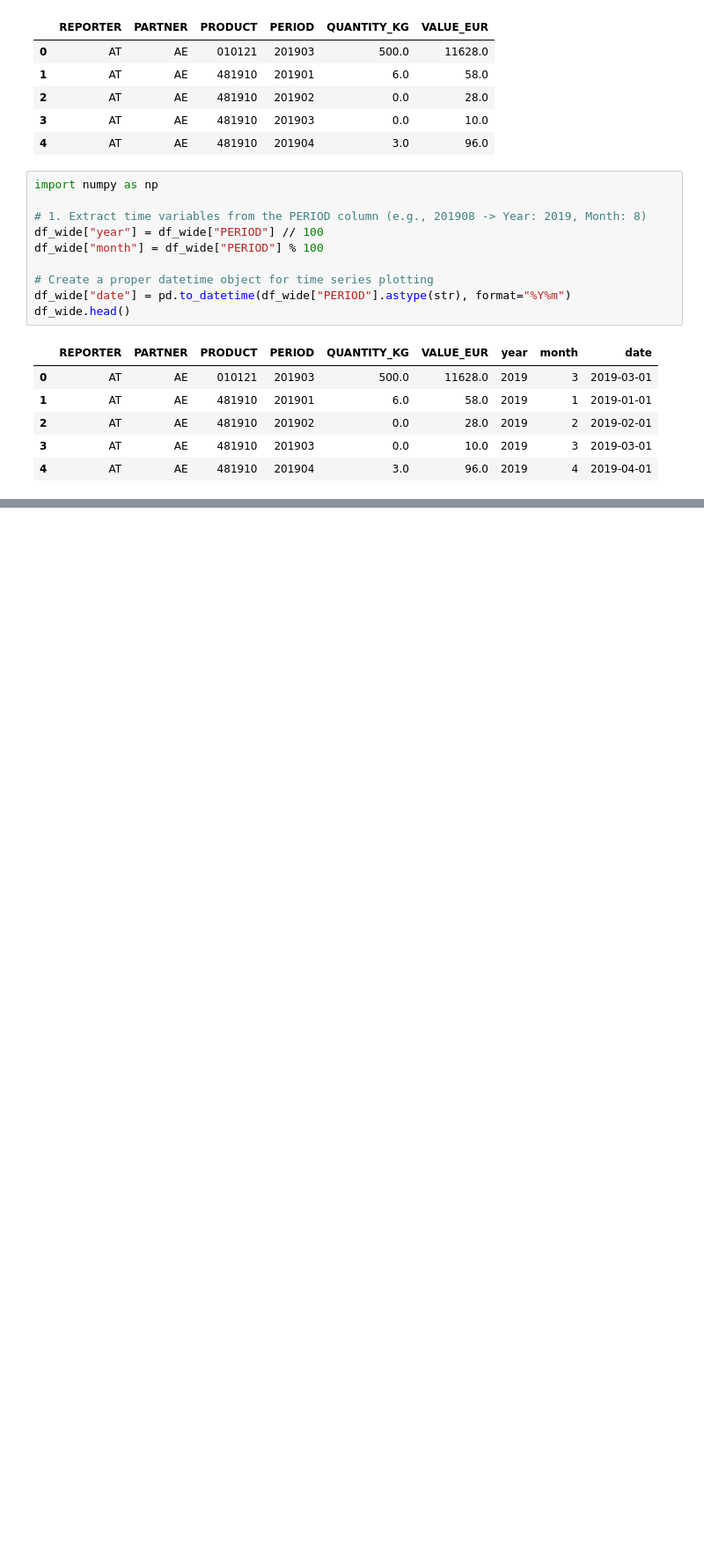
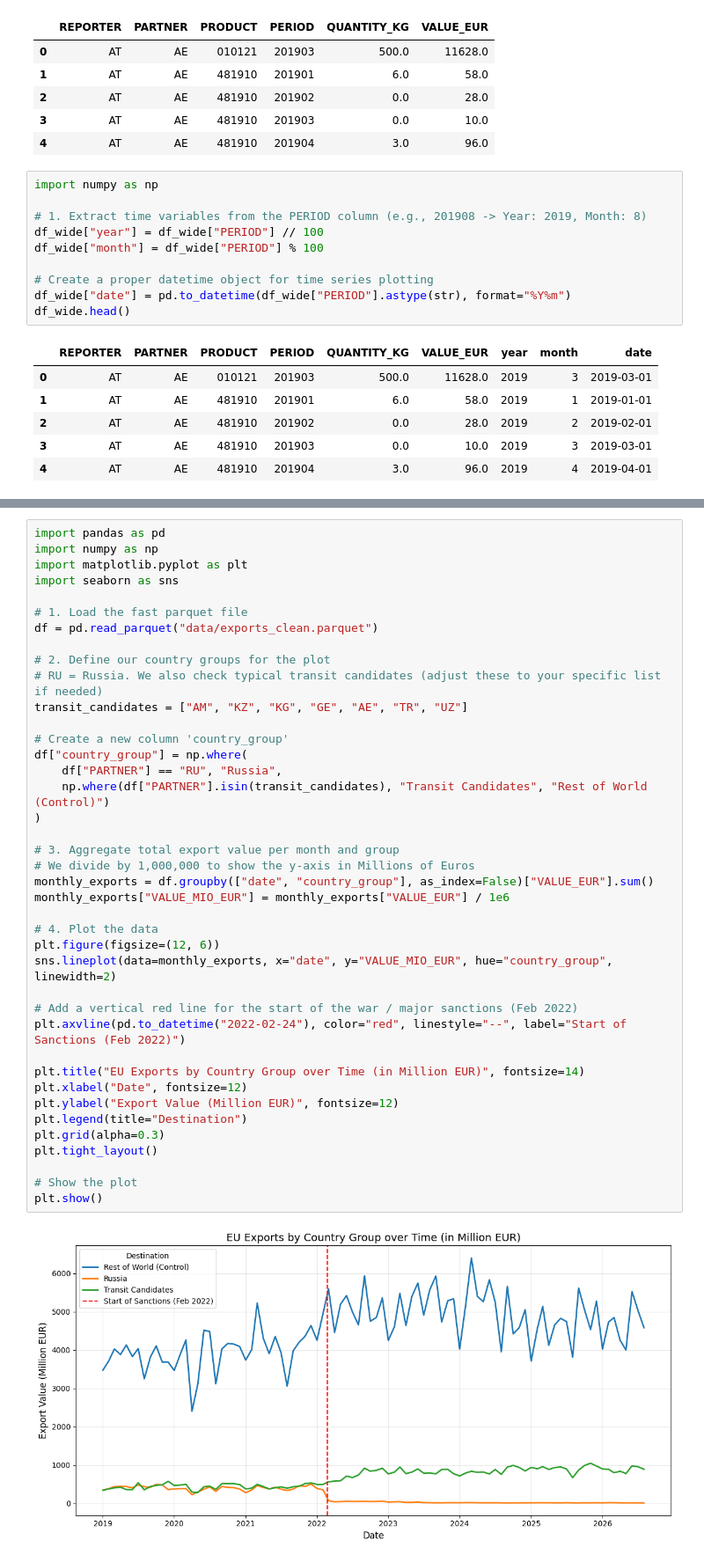
Before and after one commit to mtaub-del/Research_2026_UniBonn, a Jupyter notebook: 01_exploration.ipynb, the cells around one changed output, grey strips where cells are left out. Shown at 88% size. Cells and saved outputs as stored; diff of their text form; blank space fills up the shorter version.

```diff
--- a/01_exploration.ipynb
+++ b/01_exploration.ipynb
@@ -69,0 +136,42 @@ df_wide.head()
+# %%
+import pandas as pd
+import numpy as np
+import matplotlib.pyplot as plt
+import seaborn as sns
+
+# 1. Load the fast parquet file
+df = pd.read_parquet("data/exports_clean.parquet")
+
+# 2. Define our country groups for the plot
+# RU = Russia. We also check typical transit candidates (adjust these to your specific list if needed)
+transit_candidates = ["AM", "KZ", "KG", "GE", "AE", "TR", "UZ"]
+
+# Create a new column 'country_group'
+df["country_group"] = np.where(
+    df["PARTNER"] == "RU", "Russia",
+    np.where(df["PARTNER"].isin(transit_candidates), "Transit Candidates", "Rest of World (Control)")
+)
+
+# 3. Aggregate total export value per month and group
+# We divide by 1,000,000 to show the y-axis in Millions of Euros
+monthly_exports = df.groupby(["date", "country_group"], as_index=False)["VALUE_EUR"].sum()
+monthly_exports["VALUE_MIO_EUR"] = monthly_exports["VALUE_EUR"] / 1e6
+
+# 4. Plot the data
+plt.figure(figsize=(12, 6))
+sns.lineplot(data=monthly_exports, x="date", y="VALUE_MIO_EUR", hue="country_group", linewidth=2)
+
+# Add a vertical red line for the start of the war / major sanctions (Feb 2022)
+plt.axvline(pd.to_datetime("2022-02-24"), color="red", linestyle="--", label="Start of Sanctions (Feb 2022)")
+
+plt.title("EU Exports by Country Group over Time (in Million EUR)", fontsize=14)
+plt.xlabel("Date", fontsize=12)
+plt.ylabel("Export Value (Million EUR)", fontsize=12)
+plt.legend(title="Destination")
+plt.grid(alpha=0.3)
+plt.tight_layout()
+
+# Show the plot
+plt.show()
+# %% [output]
+[figure, added]
```
Also changed, not shown: parts of 8 cells of this notebook, 1 other file.
